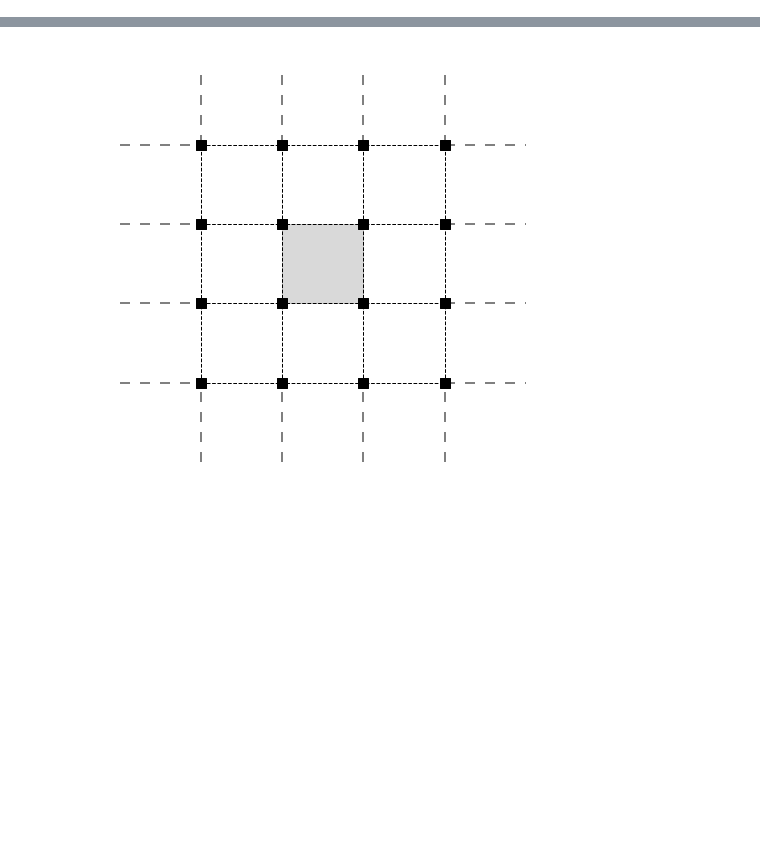
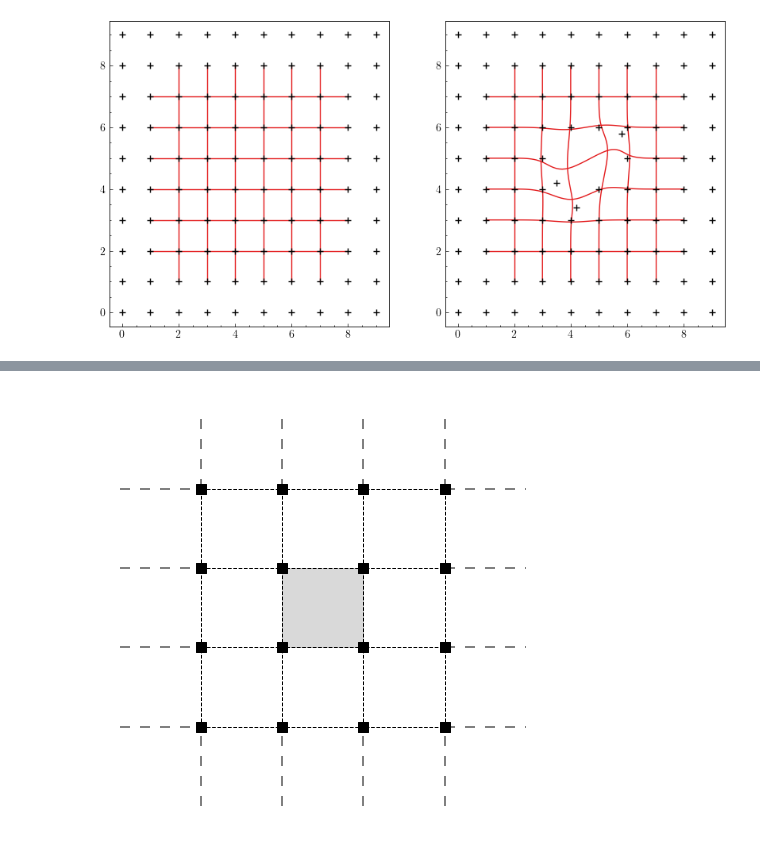
Before and after one commit to joasiee/elastix, a Jupyter notebook: experiments/notebooks/bsplines.ipynb, the cells around one changed output, grey strips where cells are left out. Drawn from its saved outputs; the diff is of its cells as text; code cells hidden in the pictures; blank space fills up the shorter version.

```diff
--- a/experiments/notebooks/bsplines.ipynb
+++ b/experiments/notebooks/bsplines.ipynb
@@ -7,6 +7,8 @@ from math import floor
 import random
 from itertools import chain
 from thesispy.definitions import ROOT_DIR, IMG_DIR
+
+cmap = plt.get_cmap("Paired").colors
 
 plt.style.use(["science", "high-vis", ROOT_DIR / "resources/plt_custom.txt"])
 plt.rcParams['axes.spines.right'] = True
@@ -92,32 +94,46 @@ def generate_grid(n: int, r=False):
     res.append([Point(i+random.uniform(0, 1), j+random.uniform(0, 1)) if r else Point(i, j) for j in range(n)])
   return np.array(res)
 # %%
-fig = plt.figure(figsize=(8, 8))
-grid_size = 12
+fig, axes = plt.subplots(1,2, figsize=(10,5))
+
+grid_size = 10
 c = generate_grid(grid_size, False)
 
-cpoints_x = [p.x for p in c.flatten()]
-cpoints_y = [p.y for p in c.flatten()]
-plt.scatter(cpoints_x, cpoints_y, c='red', marker='+')
+def plot_patch(ax, c):
+  cpoints_x = [p.x for p in c.flatten()]
+  cpoints_y = [p.y for p in c.flatten()]
+  ax.scatter(cpoints_x, cpoints_y, c='black', marker='+', zorder=100)
 
-axis_vals = np.linspace(0, grid_size, 100)
+  axis_vals = np.linspace(0, grid_size, 100)
 
-for x in range(2, grid_size-1):
-  p1 = []
-  p2 = []
-  for y in axis_vals:
-    p1.append(cubic_bspline_patch(x, y, c))
-    p2.append(cubic_bspline_patch(y, x, c))
+  for x in range(2, grid_size-1):
+    p1 = []
+    p2 = []
+    for y in axis_vals:
+      p1.append(cubic_bspline_patch(x, y, c))
+      p2.append(cubic_bspline_patch(y, x, c))
 
-  p1 = np.array(p1)
-  p2 = np.array(p2)
-  p1_x = [p.x for p in p1.flatten()[p1 != np.array(None)]]
-  p1_y = [p.y for p in p1.flatten()[p1 != np.array(None)]]
-  p2_x = [p.x for p in p2.flatten()[p2 != np.array(None)]]
-  p2_y = [p.y for p in p2.flatten()[p2 != np.array(None)]]
+    p1 = np.array(p1)
+    p2 = np.array(p2)
+    p1_x = [p.x for p in p1.flatten()[p1 != np.array(None)]]
+    p1_y = [p.y for p in p1.flatten()[p1 != np.array(None)]]
+    p2_x = [p.x for p in p2.flatten()[p2 != np.array(None)]]
+    p2_y = [p.y for p in p2.flatten()[p2 != np.array(None)]]
 
-  plt.plot(p1_x, p1_y, c='blue', linestyle='-')
-  plt.plot(p2_x, p2_y, c='blue', linestyle='-')
+    ax.plot(p1_x, p1_y, c=cmap[5], linestyle='-')
+    ax.plot(p2_x, p2_y, c=cmap[5], linestyle='-')
+
+plot_patch(axes[0], c)
+
+c[5][5] += Point(0.8, 0.8)
+c[4][5] += Point(-0.5, -0.8)
+c[4][4] += Point(0.2, -0.6)
+
+plot_patch(axes[1], c)
+
+plt.savefig(IMG_DIR / "bspline_patches.pgf", dpi=300, bbox_inches='tight')
+# %% [output]
+[figure, added]
 # %%
 n = 7
 dist = n-3
```
Also changed, not shown: parts of 2 cells of this notebook, 3 other files.
